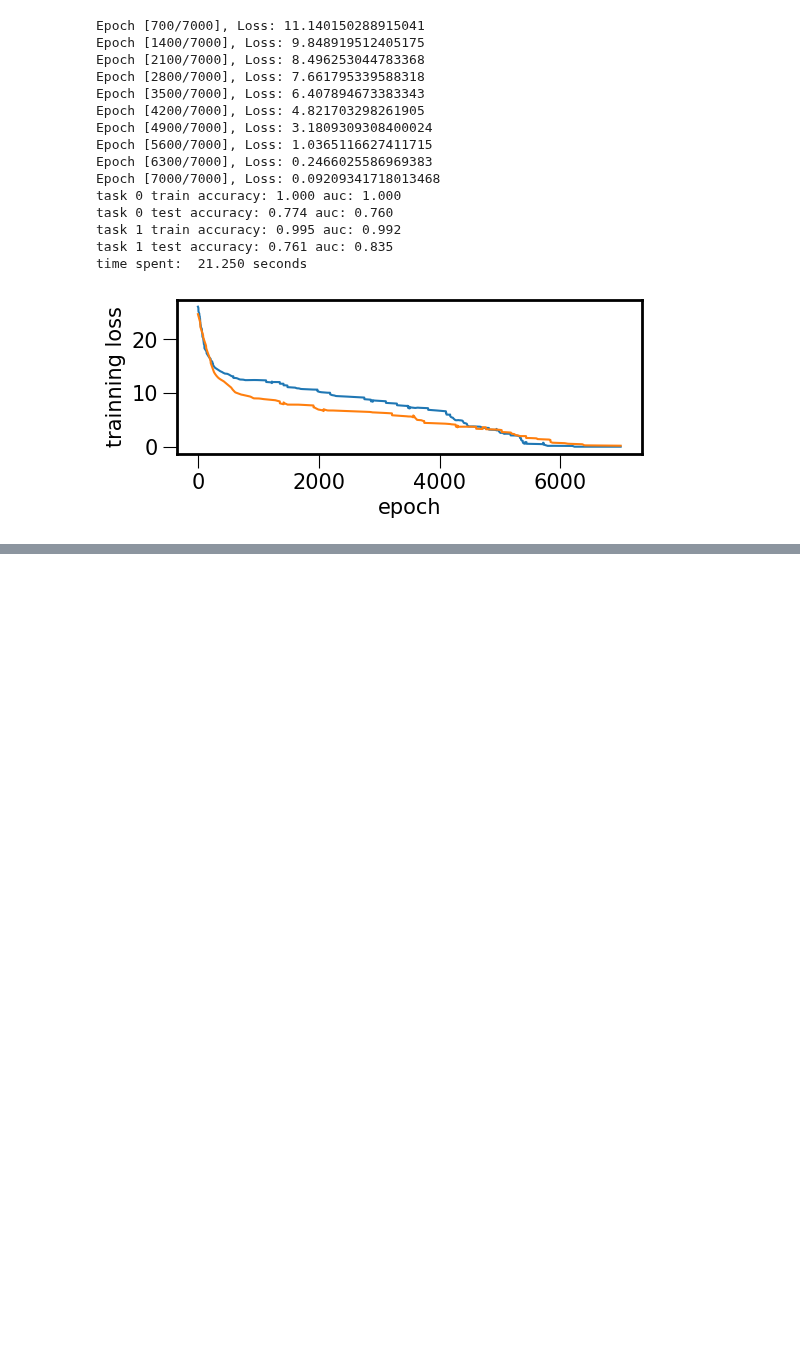
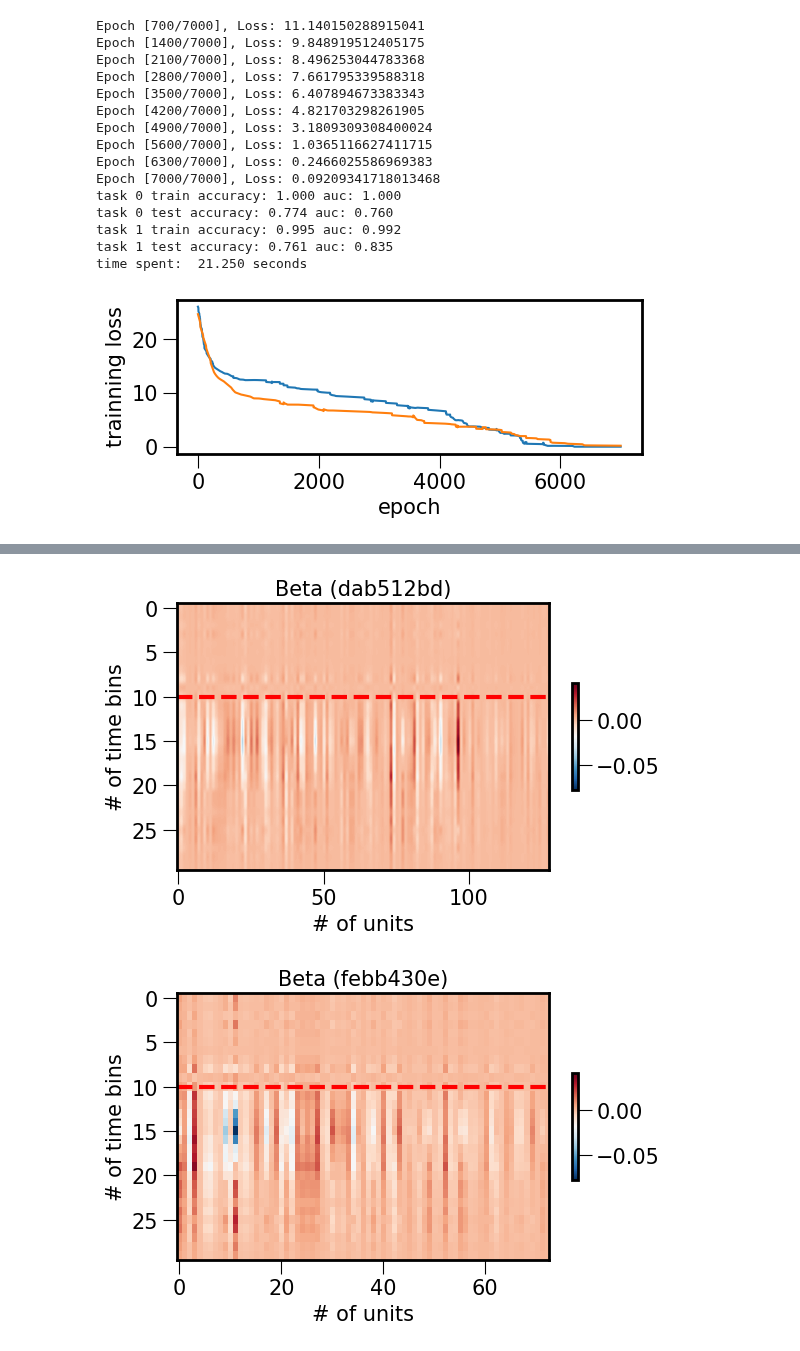
Before and after one commit to yzhang511/neural_decoding, a Jupyter notebook: notebooks/multi_task_reduced_rank_model.ipynb, the cells around one changed output, grey strips where cells are left out. Saved outputs shown, nothing was run; the diff lists cells and outputs as text; code cells hidden in the pictures; blank space fills up the shorter version.

```diff
--- a/notebooks/multi_task_reduced_rank_model.ipynb
+++ b/notebooks/multi_task_reduced_rank_model.ipynb
@@ -292,0 +293,19 @@ for pid_idx, pid in enumerate(pids):
+# %%
+Betas_plot = []
+for pid_idx, pid in enumerate(pids):
+    # average Beta across trials
+    Betas_plot.append(Us_plot[pid_idx] @ Vs_plot[pid_idx].T)
+beta_min, beta_max = np.min(np.concatenate(Betas_plot)), np.max(np.concatenate(Betas_plot))
+
+for pid_idx, pid in enumerate(pids):
+    fig, ax = plt.subplots(1,1, figsize=(6, 4))
+    heatmap = ax.imshow(Betas_plot[pid_idx].T, aspect="auto", cmap="RdBu_r", vmin=beta_min, vmax=beta_max)
+    ax.axhline(y=10, c="red", linestyle="--", linewidth=3)
+    cbar = fig.colorbar(heatmap, ax=ax, shrink=0.4)
+    ax.set_ylabel("# of time bins")
+    ax.set_xlabel("# of units")
+    ax.set_title(f"Beta ({pid[:8]})")
+    plt.tight_layout()
+# %% [output]
+[figure, added]
+[figure, added]
```
Also changed, not shown: parts of 4 cells of this notebook, 2 other files.
